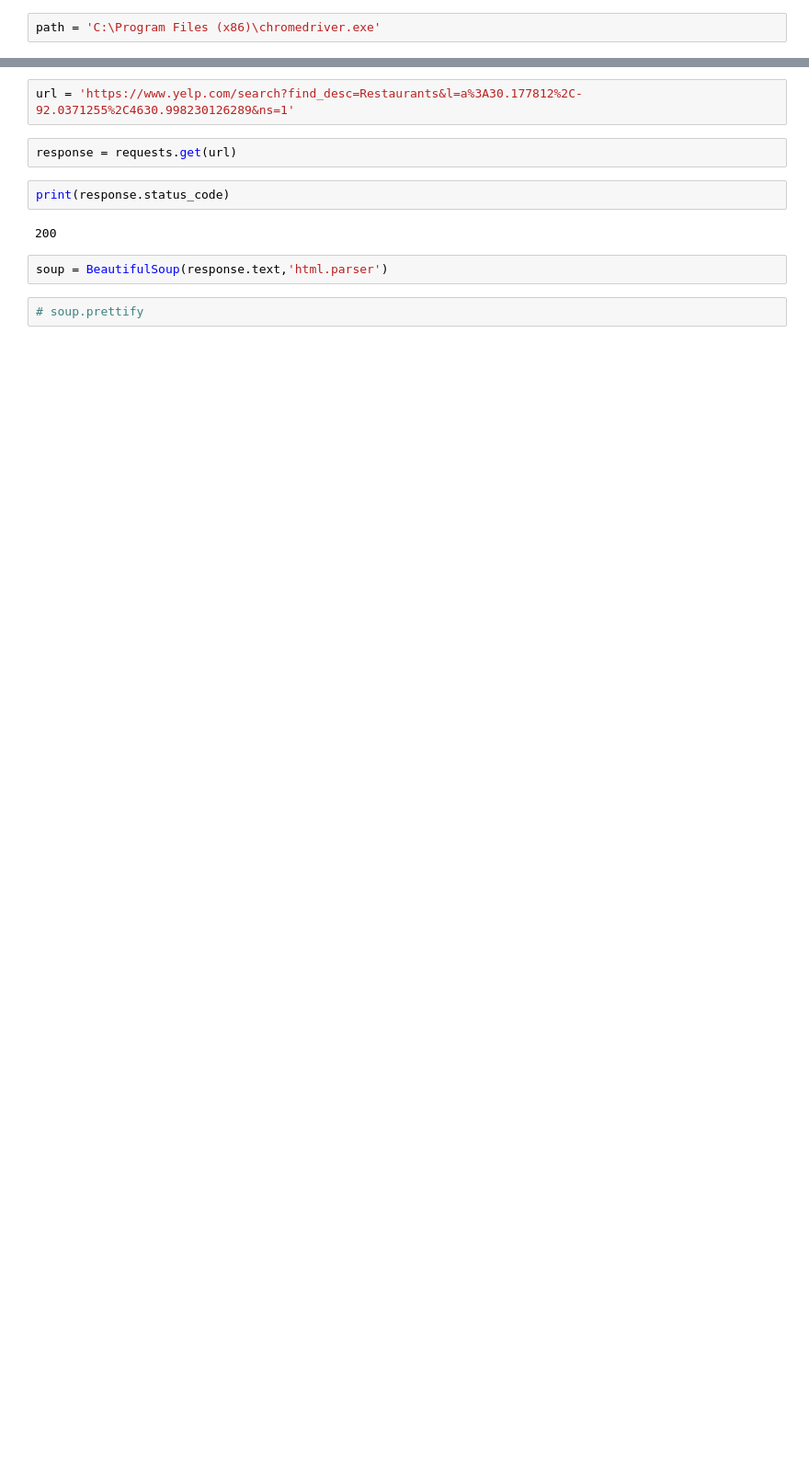
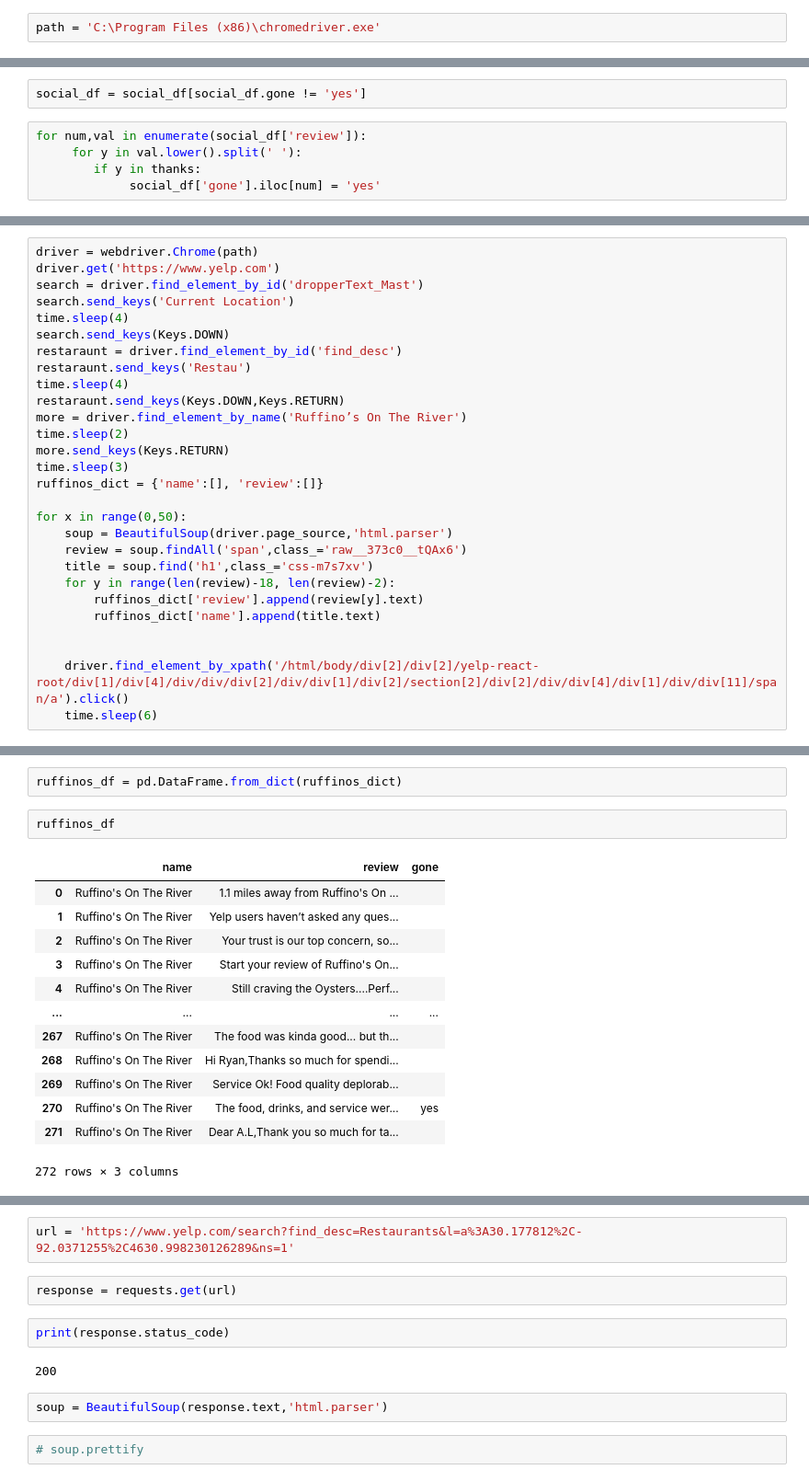
Before and after one commit to mmceld2/NLP_Fake_Reviews, a Jupyter notebook: ScrapeTest.ipynb, the cells around one changed output, grey strips where cells are left out. Shown at 92% size. Drawn from its saved outputs; the diff is of its cells as text; blank space fills up the shorter version.

```diff
--- a/ScrapeTest.ipynb
+++ b/ScrapeTest.ipynb
@@ -26,0 +180,7 @@ soup = BeautifulSoup(driver.page_source,'html.parser')
+# %%
+social_df = social_df[social_df.gone != 'yes']
+# %%
+for num,val in enumerate(social_df['review']):
+     for y in val.lower().split(' '):
+        if y in thanks:
+             social_df['gone'].iloc[num] = 'yes'
@@ -26,0 +199,28 @@ soup = BeautifulSoup(driver.page_source,'html.parser')
+# %%
+driver = webdriver.Chrome(path)
+driver.get('https://www.yelp.com')
+search = driver.find_element_by_id('dropperText_Mast')
+search.send_keys('Current Location')
+time.sleep(4)
+search.send_keys(Keys.DOWN)
+restaraunt = driver.find_element_by_id('find_desc')
+restaraunt.send_keys('Restau')
+time.sleep(4)
+restaraunt.send_keys(Keys.DOWN,Keys.RETURN)
+more = driver.find_element_by_name('Ruffino’s On The River')
+time.sleep(2)
+more.send_keys(Keys.RETURN)
+time.sleep(3)
+ruffinos_dict = {'name':[], 'review':[]}
+
+for x in range(0,50):
+    soup = BeautifulSoup(driver.page_source,'html.parser')
+    review = soup.findAll('span',class_='raw__373c0__tQAx6')
+    title = soup.find('h1',class_='css-m7s7xv')
+    for y in range(len(review)-18, len(review)-2):
+        ruffinos_dict['review'].append(review[y].text)
+        ruffinos_dict['name'].append(title.text)
+
+
+    driver.find_element_by_xpath('/html/body/div[2]/div[2]/yelp-react-root/div[1]/div[4]/div/div/div[2]/div/div[1]/div[2]/section[2]/div[2]/div/div[4]/div[1]/div/div[11]/span/a').click()
+    time.sleep(6)
@@ -26,0 +242,18 @@ soup = BeautifulSoup(driver.page_source,'html.parser')
+# %%
+ruffinos_df = pd.DataFrame.from_dict(ruffinos_dict)
+# %%
+ruffinos_df
+# %% [output]
+|  | name | review | gone |
+| 0 | Ruffino's On The River | 1.1 miles away from Ruffino's On ... |  |
+| 1 | Ruffino's On The River | Yelp users haven’t asked any ques... |  |
+| 2 | Ruffino's On The River | Your trust is our top concern, so... |  |
+| 3 | Ruffino's On The River | Start your review of Ruffino's On... |  |
+| 4 | Ruffino's On The River | Still craving the Oysters....Perf... |  |
+| ... | ... | ... | ... |
+| 267 | Ruffino's On The River | The food was kinda good... but th... |  |
+| 268 | Ruffino's On The River | Hi Ryan,Thanks so much for spendi... |  |
+| 269 | Ruffino's On The River | Service Ok! Food quality deplorab... |  |
+| 270 | Ruffino's On The River | The food, drinks, and service wer... | yes |
+| 271 | Ruffino's On The River | Dear A.L,Thank you so much for ta... |  |
+272 rows × 3 columns
```
Also changed, not shown: parts of 28 cells of this notebook, 5 other files.
